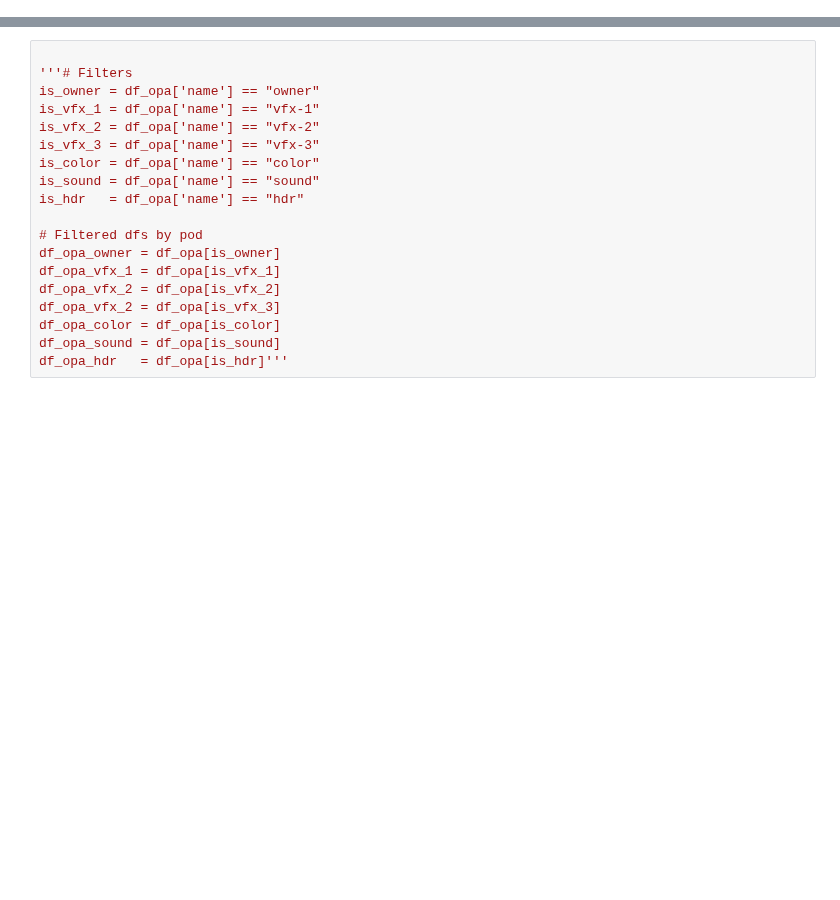
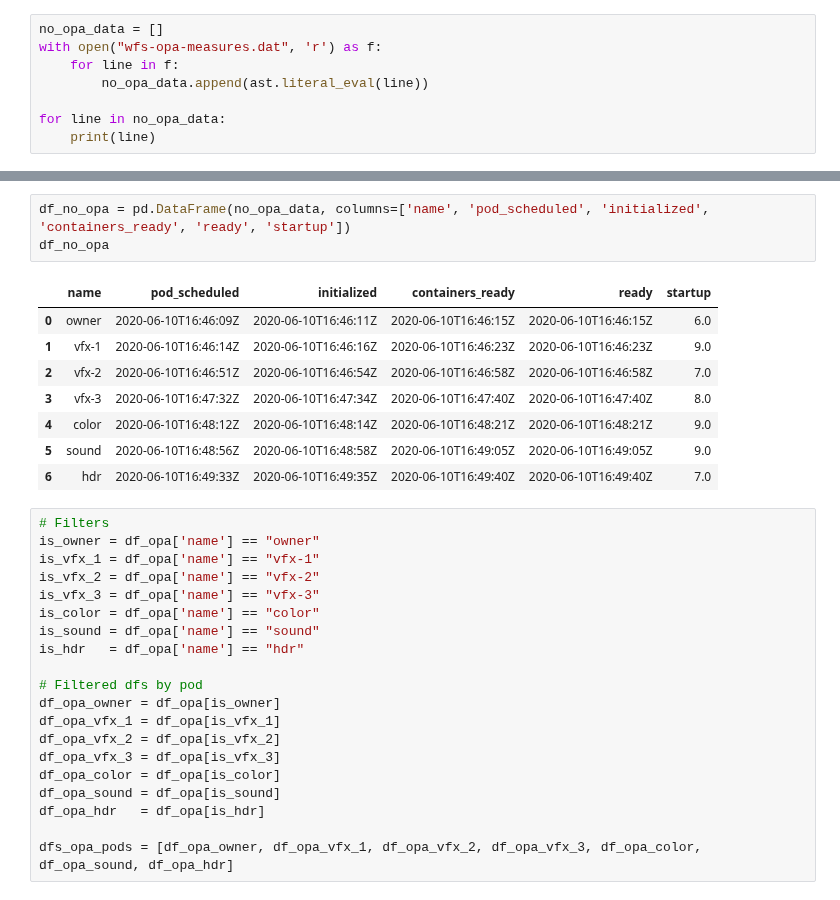
Before and after one commit to loicmiller/secure-workflow, a Jupyter notebook: movie-workflow/measurements/stats.ipynb, the cells around one changed output, grey strips where cells are left out. Drawn from its saved outputs; the diff is of its cells as text; blank space fills up the shorter version.

```diff
--- a/movie-workflow/measurements/stats.ipynb
+++ b/movie-workflow/measurements/stats.ipynb
@@ -24 +19,9 @@ for line in data:
 ('hdr', '2020-06-10T16:49:33Z', '2020-06-10T16:49:35Z', '2020-06-10T16:49:40Z', '2020-06-10T16:49:40Z', 7.0)
+# %%
+no_opa_data = []
+with open("wfs-opa-measures.dat", 'r') as f:
+    for line in f:
+        no_opa_data.append(ast.literal_eval(line))
+
+for line in no_opa_data:
+    print(line)
@@ -31,6 +48,17 @@ ValueError: Shape of passed values is (7, 1), indices imply (7, 6)
+# %%
+df_no_opa = pd.DataFrame(no_opa_data, columns=['name', 'pod_scheduled', 'initialized', 'containers_ready', 'ready', 'startup'])
+df_no_opa
+# %% [output]
+|  | name | pod_scheduled | initialized | containers_ready | ready | startup |
+| 0 | owner | 2020-06-10T16:46:09Z | 2020-06-10T16:46:11Z | 2020-06-10T16:46:15Z | 2020-06-10T16:46:15Z | 6.0 |
+| 1 | vfx-1 | 2020-06-10T16:46:14Z | 2020-06-10T16:46:16Z | 2020-06-10T16:46:23Z | 2020-06-10T16:46:23Z | 9.0 |
+| 2 | vfx-2 | 2020-06-10T16:46:51Z | 2020-06-10T16:46:54Z | 2020-06-10T16:46:58Z | 2020-06-10T16:46:58Z | 7.0 |
+| 3 | vfx-3 | 2020-06-10T16:47:32Z | 2020-06-10T16:47:34Z | 2020-06-10T16:47:40Z | 2020-06-10T16:47:40Z | 8.0 |
+| 4 | color | 2020-06-10T16:48:12Z | 2020-06-10T16:48:14Z | 2020-06-10T16:48:21Z | 2020-06-10T16:48:21Z | 9.0 |
+| 5 | sound | 2020-06-10T16:48:56Z | 2020-06-10T16:48:58Z | 2020-06-10T16:49:05Z | 2020-06-10T16:49:05Z | 9.0 |
+| 6 | hdr | 2020-06-10T16:49:33Z | 2020-06-10T16:49:35Z | 2020-06-10T16:49:40Z | 2020-06-10T16:49:40Z | 7.0 |
 # %%
-
-'''# Filters
+# Filters
 is_owner = df_opa['name'] == "owner"
 is_vfx_1 = df_opa['name'] == "vfx-1"
 is_vfx_2 = df_opa['name'] == "vfx-2"
@@ -43,7 +71,9 @@ is_hdr   = df_opa['name'] == "hdr"
 df_opa_owner = df_opa[is_owner]
 df_opa_vfx_1 = df_opa[is_vfx_1]
 df_opa_vfx_2 = df_opa[is_vfx_2]
-df_opa_vfx_2 = df_opa[is_vfx_3]
+df_opa_vfx_3 = df_opa[is_vfx_3]
 df_opa_color = df_opa[is_color]
 df_opa_sound = df_opa[is_sound]
-df_opa_hdr   = df_opa[is_hdr]'''
+df_opa_hdr   = df_opa[is_hdr]
+
+dfs_opa_pods = [df_opa_owner, df_opa_vfx_1, df_opa_vfx_2, df_opa_vfx_3, df_opa_color, df_opa_sound, df_opa_hdr]
```
Also changed, not shown: parts of 15 cells of this notebook, 1 other file.
